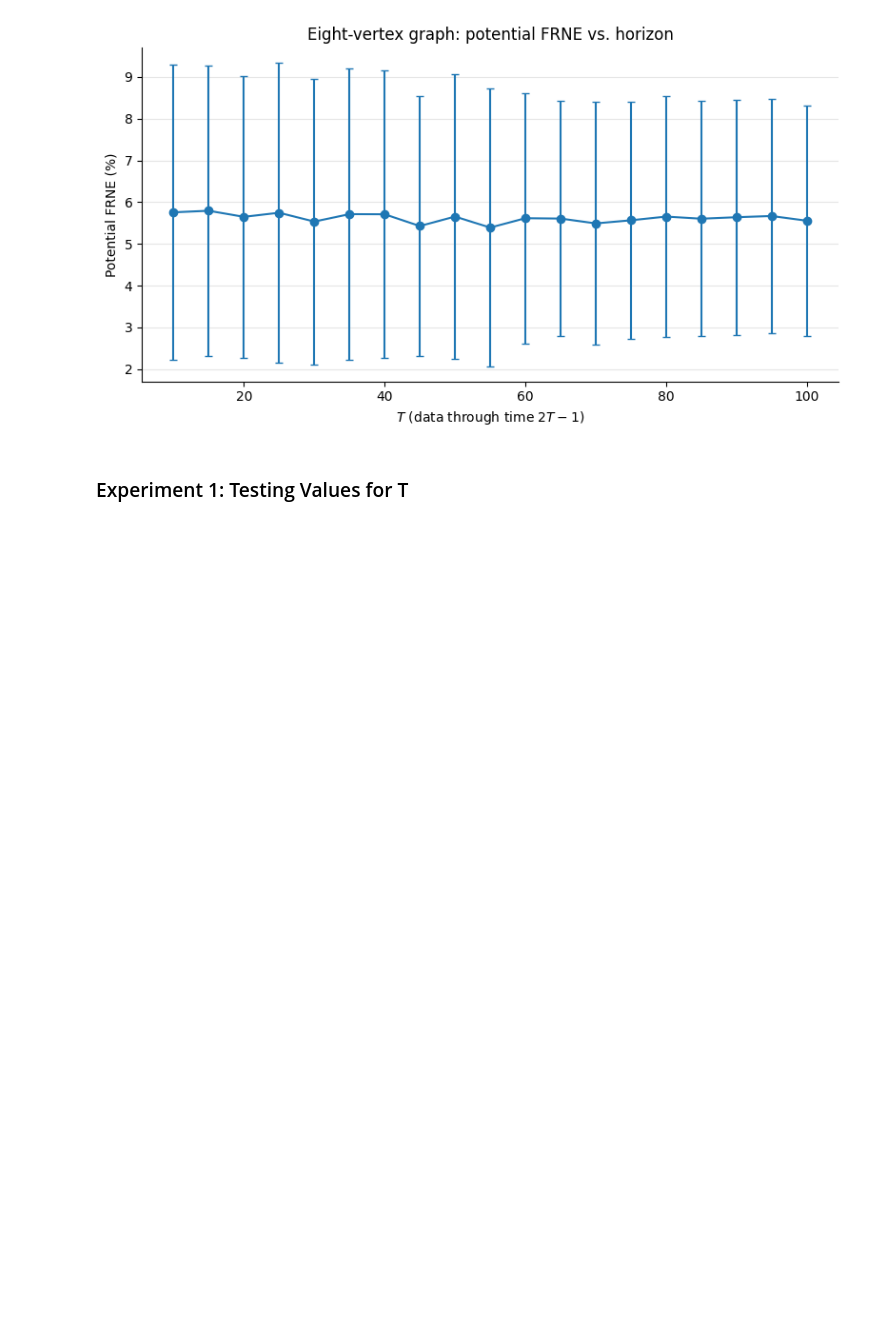
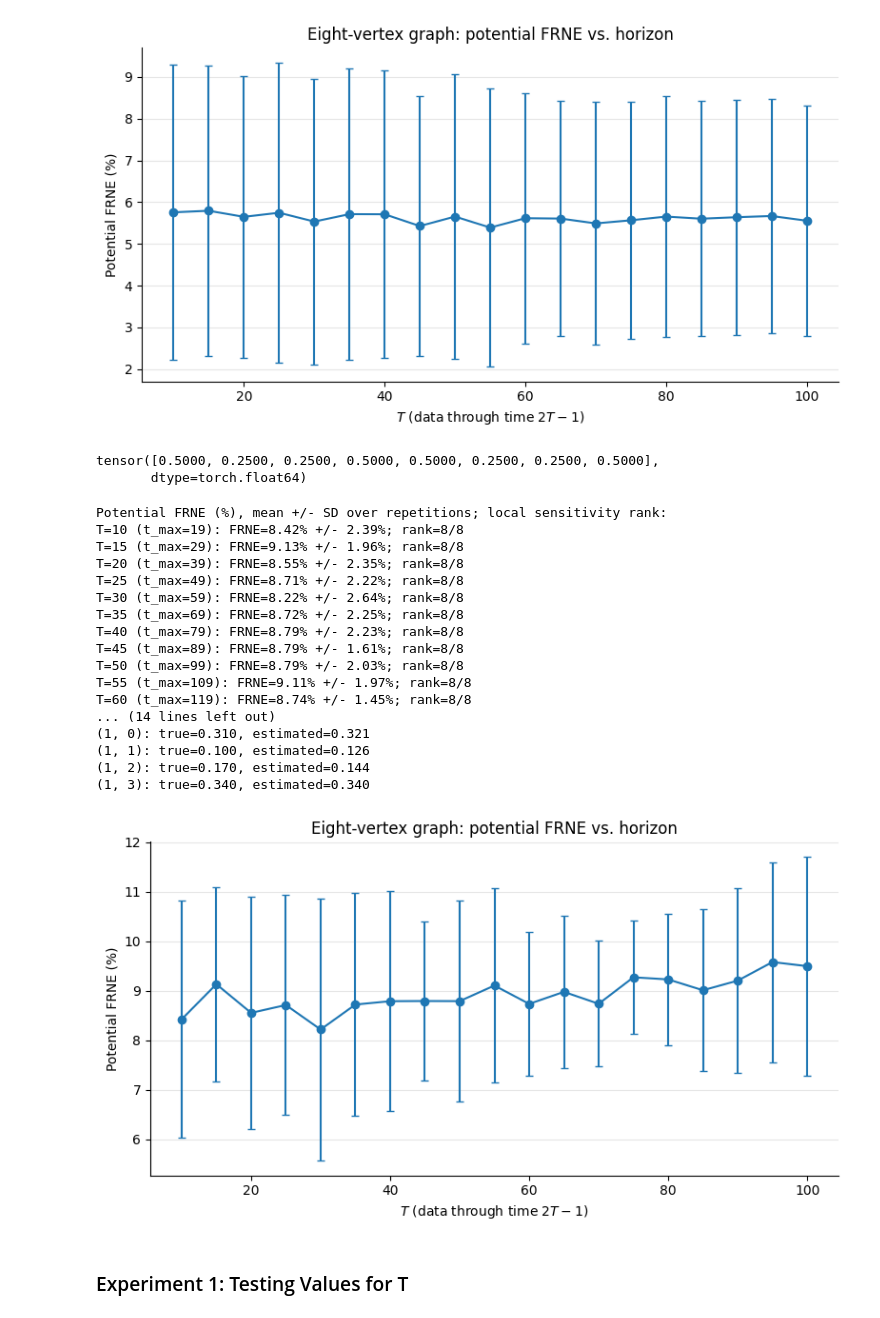
Before and after one commit to uw-math-ai/ai-inverse-lab, a Jupyter notebook: Data Simulation (Varying B, T) - Annie/Eight Vertices Experiment (Annie).ipynb, the cells around one changed output. Saved outputs shown, nothing was run; the diff lists cells and outputs as text; code cells hidden in the pictures; blank space fills up the shorter version.

```diff
--- a/Data Simulation (Varying B, T) - Annie/Eight Vertices Experiment (Annie).ipynb
+++ b/Data Simulation (Varying B, T) - Annie/Eight Vertices Experiment (Annie).ipynb
@@ -304,11 +304,16 @@ T=60 (t_max=119): FRNE=5.61% +/- 3.00%; rank=8/8
 (1, 2): true=0.100, estimated=0.093
 (1, 3): true=0.100, estimated=0.099
 [figure]
+# %%
+q_upper_recon
+# %% [output]
+tensor([0.5000, 0.2500, 0.2500, 0.5000, 0.5000, 0.2500, 0.2500, 0.5000],
+       dtype=torch.float64)
 # %%
 # Rebuild the graph explicitly so later notebook cells can change G1 or B1 safely.
 G1_recon = GridGraph(grid1, B1_coord, w=w1, mu=mu1_kind, mu_val=mu1_val)
 P1_recon, B1_recon = G1_recon.transition_matrix(), G1_recon.B
-q_true_recon = torch.tensor([random.uniform(0,0.2) for _ in range(8)], dtype=torch.float64)
+q_true_recon = torch.tensor([0.3, 0.2, 0.15, 0.25, 0.31, 0.1, 0.17,0.34], dtype=torch.float64)
 q_upper_recon = torch.diagonal(P1_recon)
 assert torch.all(q_true_recon >= 0) and torch.all(q_true_recon <= q_upper_recon)
 
@@ -338,33 +343,52 @@ for repetition in range(repeats1_recon):
     observations = empirical_first_passage(
         P1_recon, B1_recon, t_max1_recon, n_walks=N1_recon,
         batch=10_000, seed=seed1_recon + repetition, q=q_true_recon
     )
     for T in T1_recon_values:
         t_max = 2 * T - 1
         q_estimate = fit_potential(G1_recon, q_upper_recon, observations, t_max)
         potential_frne[T].append(frne(q_true_recon, q_estimate))
         q_estimates_by_T[T].append(q_estimate)
 
 mean_q_frne = [float(np.mean(potential_frne[T])) for T in T1_recon_values]
 std_q_frne = [float(np.std(potential_frne[T], ddof=1)) for T in T1_recon_values]
 print("Potential FRNE (%), mean +/- SD over repetitions; local sensitivity rank:")
 for T, mean_error, std_error in zip(T1_recon_values, mean_q_frne, std_q_frne):
     print(f"T={T:2d} (t_max={2*T-1:2d}): FRNE={mean_error:.2f}% +/- {std_error:.2f}%; "
           f"rank={sensitivity_rank_by_T[T]}/{G1_recon.n}")
 
 q_estimate_longest = torch.stack(q_estimates_by_T[T1_recon_values[-1]]).mean(dim=0)
 print(f"\nTrue and mean estimated potential at T={T1_recon_values[-1]}:")
 for vertex, q_true, q_estimate in zip(grid1, q_true_recon.tolist(), q_estimate_longest.tolist()):
     print(f"{vertex}: true={q_true:.3f}, estimated={q_estimate:.3f}")
 
 fig, ax = plt.subplots(figsize=(8, 4.5))
 ax.errorbar(T1_recon_values, mean_q_frne, yerr=std_q_frne, marker="o", capsize=3, lw=1.5)
 ax.set(xlabel="$T$ (data through time $2T-1$)", ylabel="Potential FRNE (%)",
        title="Eight-vertex graph: potential FRNE vs. horizon")
 ax.grid(axis="y", color="0.9")
 ax.spines[["top", "right"]].set_visible(False)
 fig.tight_layout()
 plt.show()
+# %% [output]
+Potential FRNE (%), mean +/- SD over repetitions; local sensitivity rank:
+T=10 (t_max=19): FRNE=8.42% +/- 2.39%; rank=8/8
+T=15 (t_max=29): FRNE=9.13% +/- 1.96%; rank=8/8
+T=20 (t_max=39): FRNE=8.55% +/- 2.35%; rank=8/8
+T=25 (t_max=49): FRNE=8.71% +/- 2.22%; rank=8/8
+T=30 (t_max=59): FRNE=8.22% +/- 2.64%; rank=8/8
+T=35 (t_max=69): FRNE=8.72% +/- 2.25%; rank=8/8
+T=40 (t_max=79): FRNE=8.79% +/- 2.23%; rank=8/8
+T=45 (t_max=89): FRNE=8.79% +/- 1.61%; rank=8/8
+T=50 (t_max=99): FRNE=8.79% +/- 2.03%; rank=8/8
+T=55 (t_max=109): FRNE=9.11% +/- 1.97%; rank=8/8
+T=60 (t_max=119): FRNE=8.74% +/- 1.45%; rank=8/8
+... (14 lines left out)
+(1, 0): true=0.310, estimated=0.321
+(1, 1): true=0.100, estimated=0.126
+(1, 2): true=0.170, estimated=0.144
+(1, 3): true=0.340, estimated=0.340
+[figure, added]
 # %% [markdown]
 ### Experiment 1: Testing Values for T
 # %%
```
